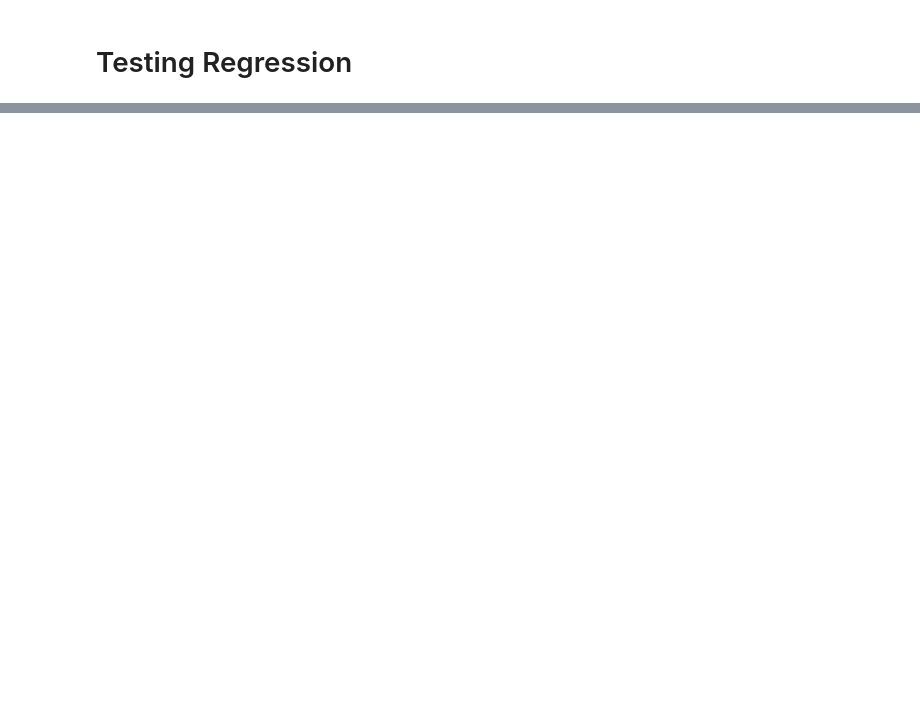
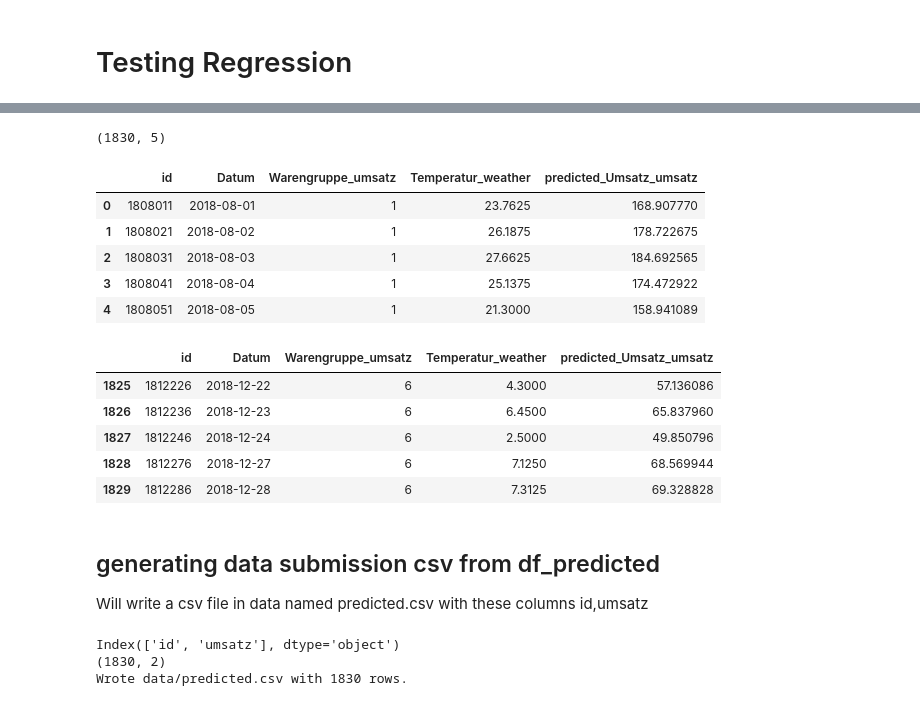
Before and after one commit to Awais16/project_bakery_sales, a Jupyter notebook: yousra_descriptive_stats.ipynb, the cells around one changed output, grey strips where cells are left out. Cells and saved outputs as stored; diff of their text form; code cells hidden in the pictures; blank space fills up the shorter version.

```diff
--- a/yousra_descriptive_stats.ipynb
+++ b/yousra_descriptive_stats.ipynb
@@ -454,0 +395,32 @@ strong multicollinearity or other numerical problems.
+# %%
+#predicting with df_test_weather
+# rename df_test_weather.Warengruppe to Warengruppe_umsatz for consistency
+df_test_weather = df_test_weather.rename(columns={"Warengruppe": "Warengruppe_umsatz"})
+
+# Required columns for this model
+req_cols = ['Temperatur_weather', 'Warengruppe_umsatz']
+
+# Sanity checks
+missing = [c for c in req_cols if c not in df_test_weather.columns]
+if missing:
+    raise ValueError(f"Missing columns for prediction: {missing}")
+
+# Ensure numeric temperature
+df_test_weather['Temperatur_weather'] = pd.to_numeric(df_test_weather['Temperatur_weather'], errors='coerce')
+
+
+
+
+
+# Drop rows missing predictor values
+#df_predicted = df_test_weather.dropna(subset=req_cols).copy()
+df_predicted = df_test_weather.copy()
+
+
+
+# Predict in next cell
+#df_predicted['predicted_Umsatz_umsatz'] = model.predict(df_predicted)
+
+print(df_predicted.shape)
+display(df_predicted.head())
+display(df_predicted.tail())
@@ -454,0 +441,42 @@ strong multicollinearity or other numerical problems.
+# %%
+
+#predicting with df_test_weather
+df_predicted['predicted_Umsatz_umsatz'] = model.predict(df_predicted)
+
+print(df_predicted.shape)
+display(df_predicted.head())
+display(df_predicted.tail())
+# %% [output]
+(1830, 5)
+|  | id | Datum | Warengruppe_umsatz | Temperatur_weather | predicted_Umsatz_umsatz |
+| 0 | 1808011 | 2018-08-01 | 1 | 23.7625 | 168.907770 |
+| 1 | 1808021 | 2018-08-02 | 1 | 26.1875 | 178.722675 |
+| 2 | 1808031 | 2018-08-03 | 1 | 27.6625 | 184.692565 |
+| 3 | 1808041 | 2018-08-04 | 1 | 25.1375 | 174.472922 |
+| 4 | 1808051 | 2018-08-05 | 1 | 21.3000 | 158.941089 |
+|  | id | Datum | Warengruppe_umsatz | Temperatur_weather | predicted_Umsatz_umsatz |
+| 1825 | 1812226 | 2018-12-22 | 6 | 4.3000 | 57.136086 |
+| 1826 | 1812236 | 2018-12-23 | 6 | 6.4500 | 65.837960 |
+| 1827 | 1812246 | 2018-12-24 | 6 | 2.5000 | 49.850796 |
+| 1828 | 1812276 | 2018-12-27 | 6 | 7.1250 | 68.569944 |
+| 1829 | 1812286 | 2018-12-28 | 6 | 7.3125 | 69.328828 |
+# %% [markdown]
+## generating data submission csv from df_predicted
+Will write a csv file in data named predicted.csv with these columns id,umsatz
+# %%
+# Prepare output frame and clean missing rows
+df_out_predicted = df_predicted[["id", "predicted_Umsatz_umsatz"]].copy()
+#rename columns accoding to kaggle submission requirements
+df_out_predicted.rename(columns={ "predicted_Umsatz_umsatz": 'umsatz'}, inplace=True)
+
+#print columns name df_out_predicted
+print(df_out_predicted.columns)
+print(df_out_predicted.shape)
+
+# write to csv
+df_out_predicted.to_csv("data/predicted.csv", index=False)
+print("Wrote data/predicted.csv with", len(df_out_predicted), "rows.")
+# %% [output]
+Index(['id', 'umsatz'], dtype='object')
+(1830, 2)
+Wrote data/predicted.csv with 1830 rows.
```
Also changed, not shown: parts of 20 cells of this notebook, 1 other file.
